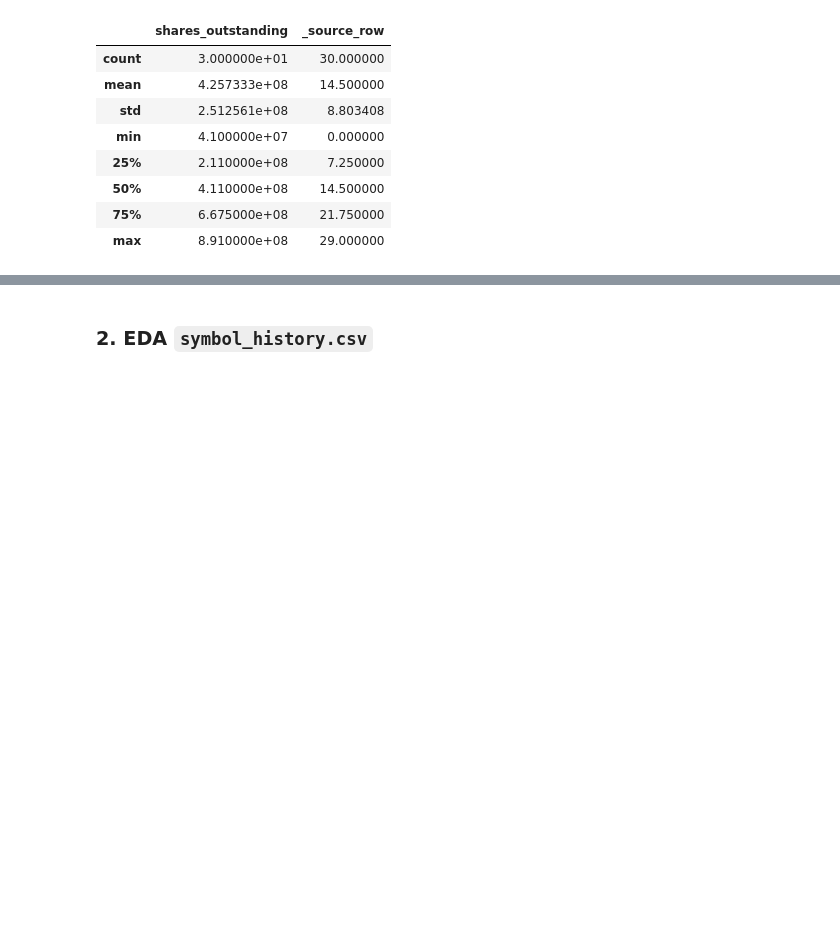
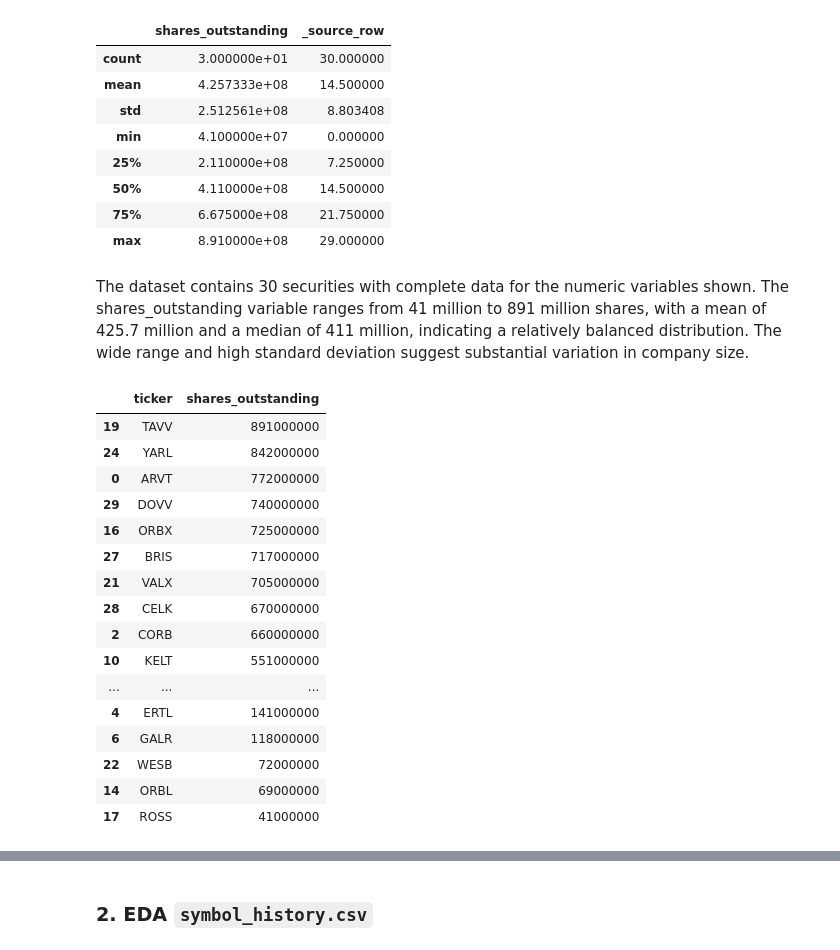
Before and after one commit to SondosMahmoud-5/data-engineering-project, a Jupyter notebook: Project/EDA_V2 copy.ipynb, the cells around one changed output, grey strips where cells are left out. Cells and saved outputs as stored; diff of their text form; code cells hidden in the pictures; blank space fills up the shorter version.

```diff
--- a/Project/EDA_V2 copy.ipynb
+++ b/Project/EDA_V2 copy.ipynb
@@ -310,3 +314,28 @@ symbols_clean.describe()
 | 50% | 4.110000e+08 | 14.500000 |
 | 75% | 6.675000e+08 | 21.750000 |
 | max | 8.910000e+08 | 29.000000 |
+# %% [markdown]
+The dataset contains 30 securities with complete data for the numeric variables shown. The shares_outstanding variable ranges from 41 million to 891 million shares, with a mean of 425.7 million and a median of 411 million, indicating a relatively balanced distribution. The wide range and high standard deviation suggest substantial variation in company size.
+# %%
+symbols_clean[['ticker', 'shares_outstanding']].sort_values(
+    by='shares_outstanding',
+    ascending=False
+)
+# %% [output]
+|  | ticker | shares_outstanding |
+| 19 | TAVV | 891000000 |
+| 24 | YARL | 842000000 |
+| 0 | ARVT | 772000000 |
+| 29 | DOVV | 740000000 |
+| 16 | ORBX | 725000000 |
+| 27 | BRIS | 717000000 |
+| 21 | VALX | 705000000 |
+| 28 | CELK | 670000000 |
+| 2 | CORB | 660000000 |
+| 10 | KELT | 551000000 |
+| ... | ... | ... |
+| 4 | ERTL | 141000000 |
+| 6 | GALR | 118000000 |
+| 22 | WESB | 72000000 |
+| 14 | ORBL | 69000000 |
+| 17 | ROSS | 41000000 |
```
Also changed, not shown: parts of 8 cells of this notebook, 1 other file.
